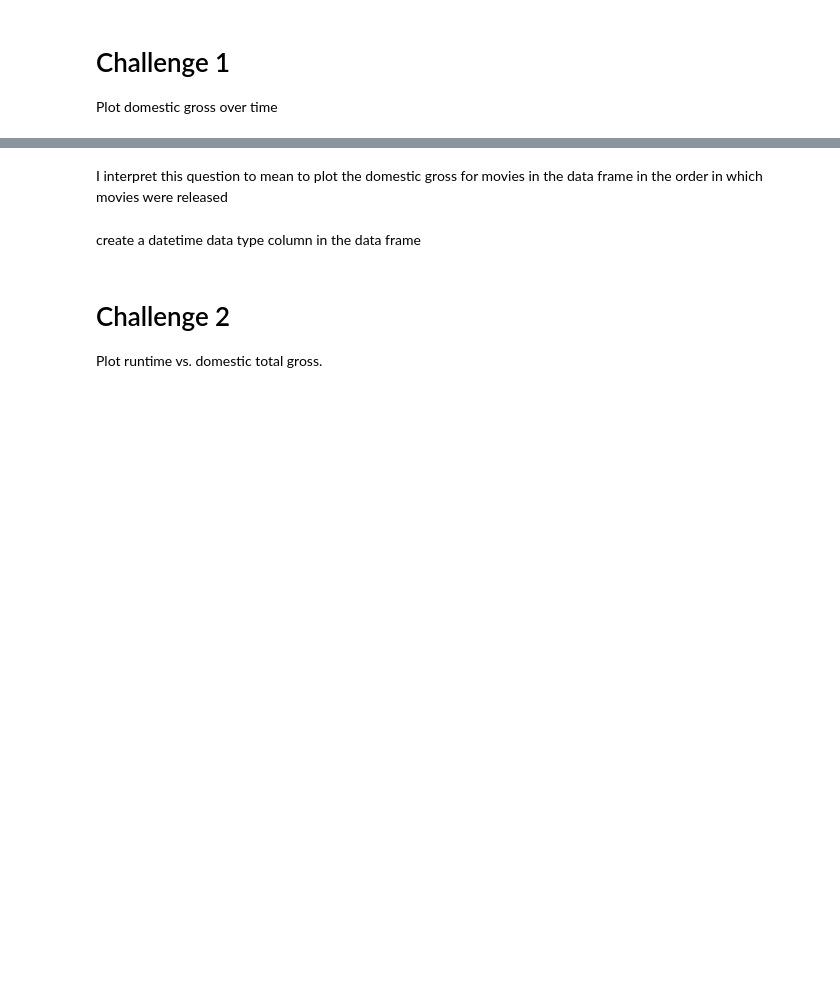
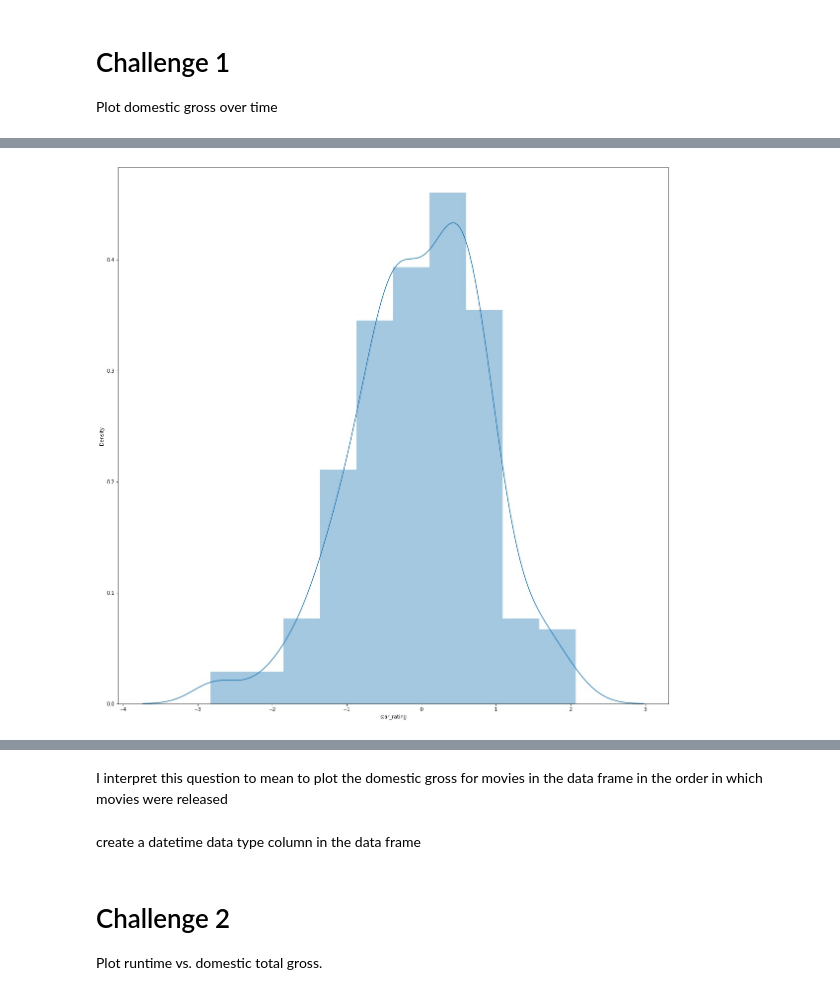
Before and after one commit to michael-a-green/Metis_Project2, a Jupyter notebook: Project2.ipynb, the cells around one changed output, grey strips where cells are left out. Drawn from its saved outputs; the diff is of its cells as text; code cells hidden in the pictures; blank space fills up the shorter version.

```diff
--- a/Project2.ipynb
+++ b/Project2.ipynb
@@ -1522,0 +1573,6 @@ Plot domestic gross over time
+# %%
+plt.figure(figsize=(20,20))
+sns.distplot(residules,bins=10)
+plt.savefig("residule_distplot.png");
+# %% [output]
+[figure, added]
```
Also changed, not shown: parts of 18 cells of this notebook, 2 other files.
